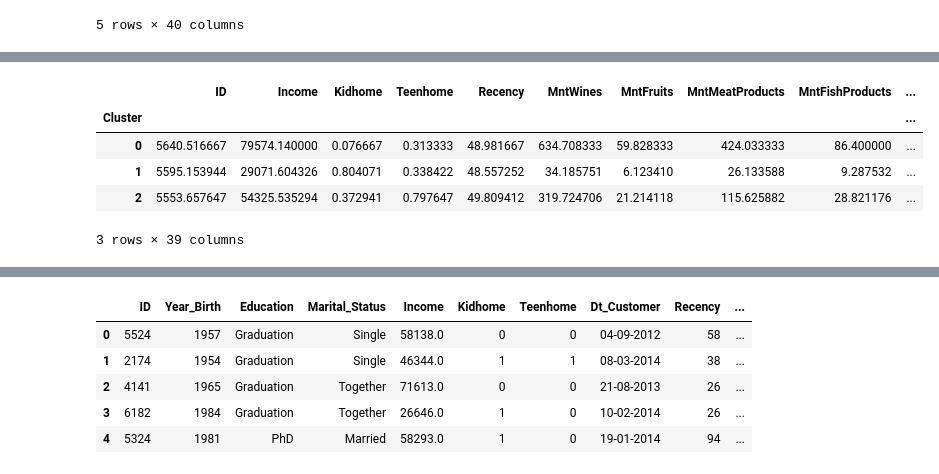
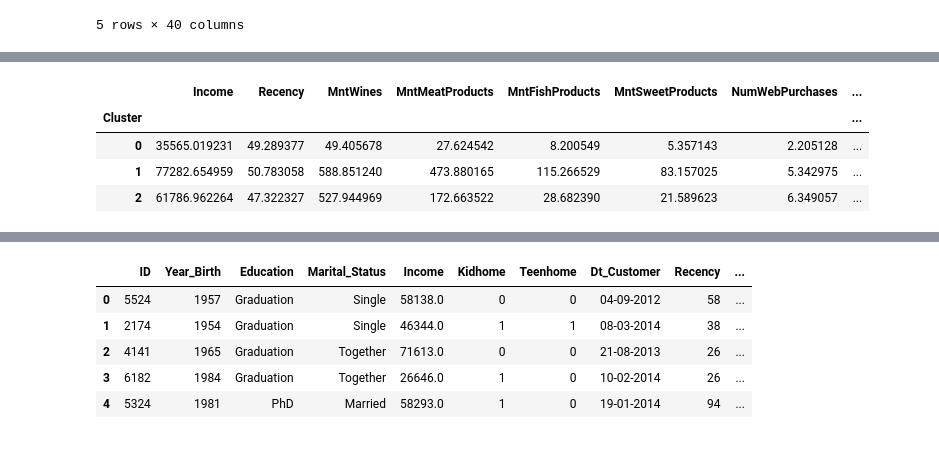
Before and after one commit to VyasUchit/Customer-Segmentation-Project, a Jupyter notebook: Main.ipynb, the cells around one changed output, grey strips where cells are left out. Drawn from its saved outputs; the diff is of its cells as text; code cells hidden in the pictures.

```diff
--- a/Main.ipynb
+++ b/Main.ipynb
@@ -348,2 +381,3 @@ from sklearn.preprocessing import StandardScaler
 # %%
 scaler = StandardScaler()
+X_scaled = scaler.fit_transform(X)
@@ -431,2 +399,0 @@ df_model.drop(columns=['ID'])
-# %%
-df_model['Income'] = df_model['Income'].fillna(df_model['Income'].median())
@@ -460,15 +400,11 @@ wcss = []
 # %%
+from sklearn.cluster import KMeans
+
 wcss = []
 
-for i in range(1,11):
-
-    kmeans = KMeans(
-        n_clusters=i,
-        random_state=42
-    )
-
-    kmeans.fit(X)
-
+for i in range(1, 11):
+    kmeans = KMeans(n_clusters=i, random_state=42)
+    kmeans.fit(X_scaled)
     wcss.append(kmeans.inertia_)
 # %%
 wcss
@@ -495,3 +431,5 @@ plt.show()
 # %%
 kmeans = KMeans(n_clusters=3, random_state=42)
-clusters = kmeans.fit_predict(X)
+clusters = kmeans.fit_predict(X_scaled)
+
+df_model["Cluster"] = clusters
@@ -517,10 +453,18 @@ Cluster
 Name: count, dtype: int64
 # %%
-df_model.groupby('Cluster').mean()
+df_model.groupby("Cluster")[[
+    "Income",
+    "Recency",
+    "MntWines",
+    "MntMeatProducts",
+    "MntFishProducts",
+    "MntSweetProducts",
+    "NumWebPurchases",
+    "NumStorePurchases"
+]].mean()
 # %% [output]
-|  | ID | Income | Kidhome | Teenhome | Recency | MntWines | MntFruits | MntMeatProducts | MntFishProducts | ... |
-| Cluster |  |  |  |  |  |  |  |  |  | ... |
-| 0 | 5640.516667 | 79574.140000 | 0.076667 | 0.313333 | 48.981667 | 634.708333 | 59.828333 | 424.033333 | 86.400000 | ... |
-| 1 | 5595.153944 | 29071.604326 | 0.804071 | 0.338422 | 48.557252 | 34.185751 | 6.123410 | 26.133588 | 9.287532 | ... |
-| 2 | 5553.657647 | 54325.535294 | 0.372941 | 0.797647 | 49.809412 | 319.724706 | 21.214118 | 115.625882 | 28.821176 | ... |
+|  | Income | Recency | MntWines | MntMeatProducts | MntFishProducts | MntSweetProducts | NumWebPurchases | ... |
+| Cluster |  |  |  |  |  |  |  | ... |
+| 0 | 35565.019231 | 49.289377 | 49.405678 | 27.624542 | 8.200549 | 5.357143 | 2.205128 | ... |
+| 1 | 77282.654959 | 50.783058 | 588.851240 | 473.880165 | 115.266529 | 83.157025 | 5.342975 | ... |
+| 2 | 61786.962264 | 47.322327 | 527.944969 | 172.663522 | 28.682390 | 21.589623 | 6.349057 | ... |
-3 rows × 39 columns
```
Also changed, not shown: parts of 32 cells of this notebook, 4 other files.
